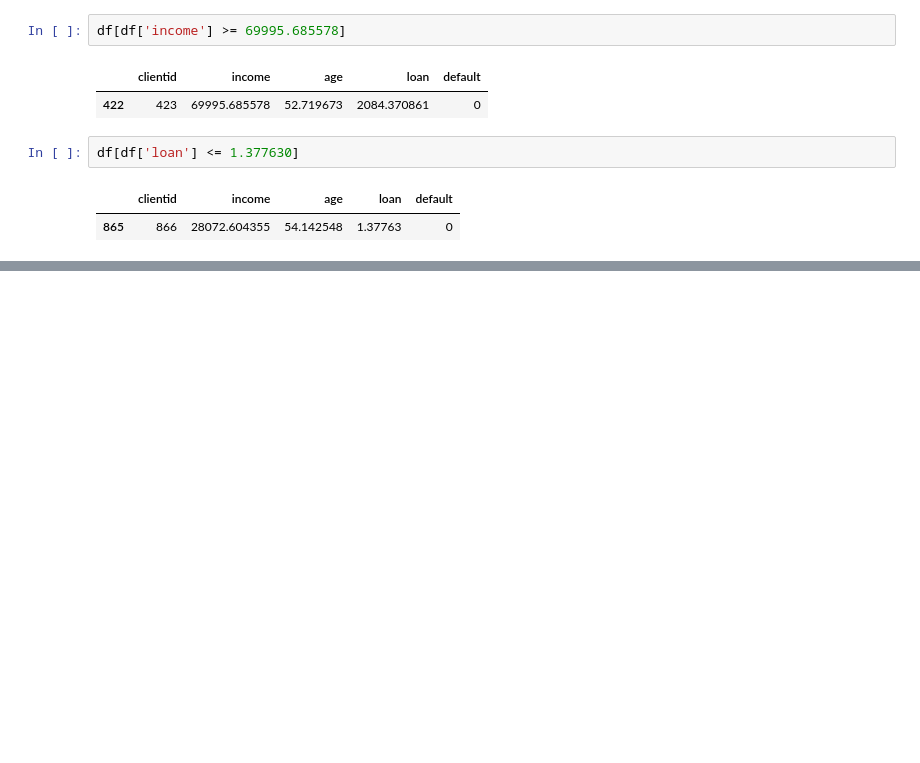
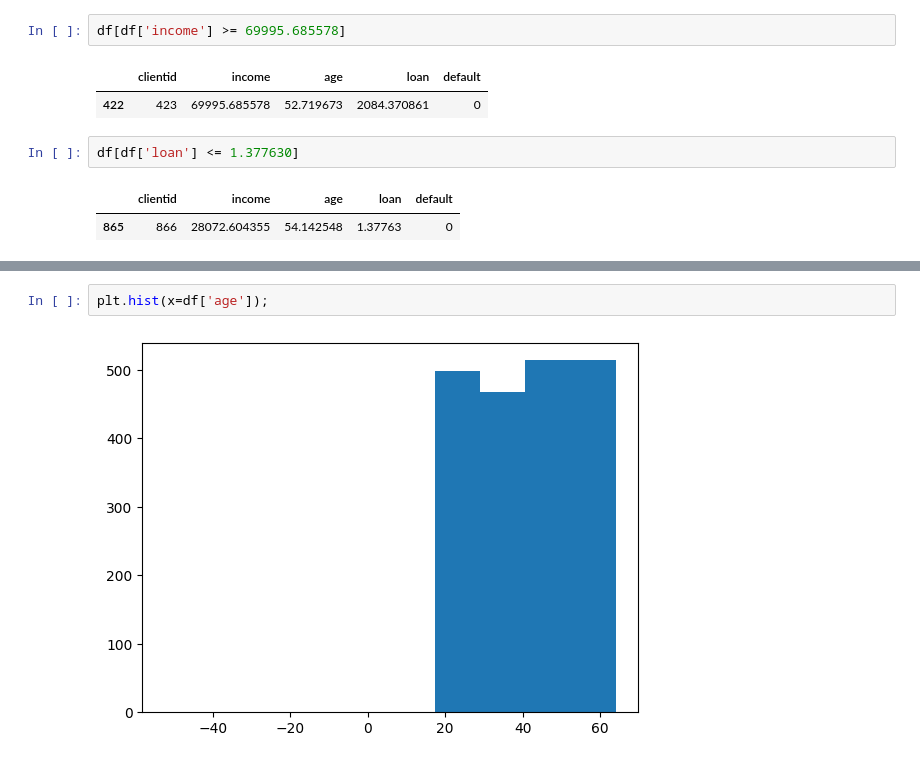
Before and after one commit to Joao-Inacio/Machine-Learning-e-Data-Science-com-Python, a Jupyter notebook: 0.1-pre-processamento-dos-dados/eda.ipynb, the cells around one changed output, grey strips where cells are left out. Cells and saved outputs as stored; diff of their text form; blank space fills up the shorter version.

```diff
--- a/0.1-pre-processamento-dos-dados/eda.ipynb
+++ b/0.1-pre-processamento-dos-dados/eda.ipynb
@@ -77,0 +88,4 @@ df[df['loan'] <= 1.377630]
+# %%
+plt.hist(x=df['age']);
+# %% [output]
+[figure, added]
```
Also changed, not shown: parts of 6 cells of this notebook.
